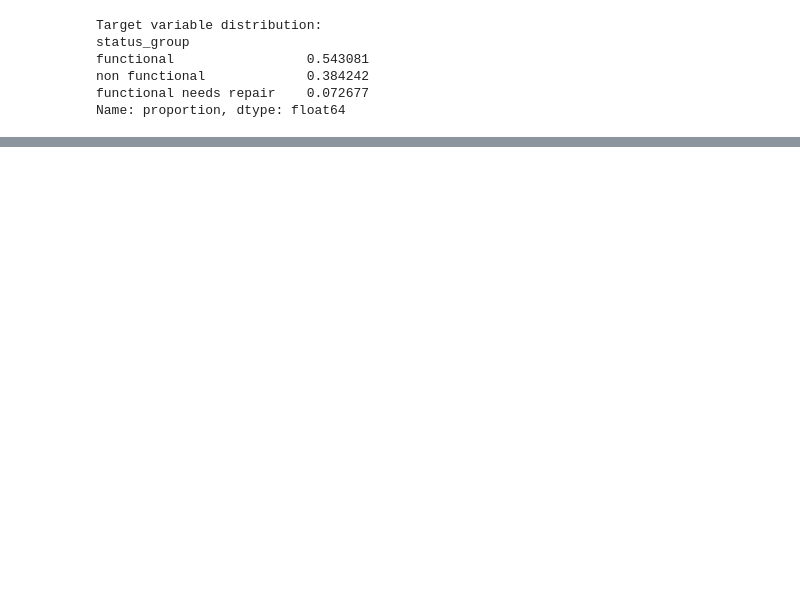
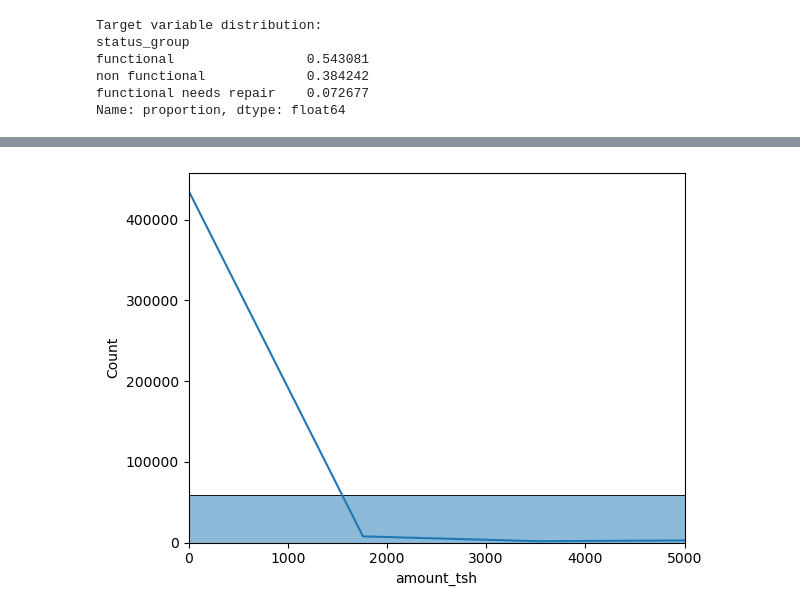
Before and after one commit to KitwanaSh/data_driven_competition, a Jupyter notebook: water_pumps_tz/pump_it_up.ipynb, the cells around one changed output, grey strips where cells are left out. Saved outputs shown, nothing was run; the diff lists cells and outputs as text; code cells hidden in the pictures; blank space fills up the shorter version.

```diff
--- a/water_pumps_tz/pump_it_up.ipynb
+++ b/water_pumps_tz/pump_it_up.ipynb
@@ -123,0 +196,6 @@ Name: proportion, dtype: float64
+# %%
+sns.histplot(train_df["amount_tsh"], bins=50, kde=True)
+plt.xlim(0, 5000)
+plt.show();
+# %% [output]
+[figure, added]
```
Also changed, not shown: parts of 8 cells of this notebook.
